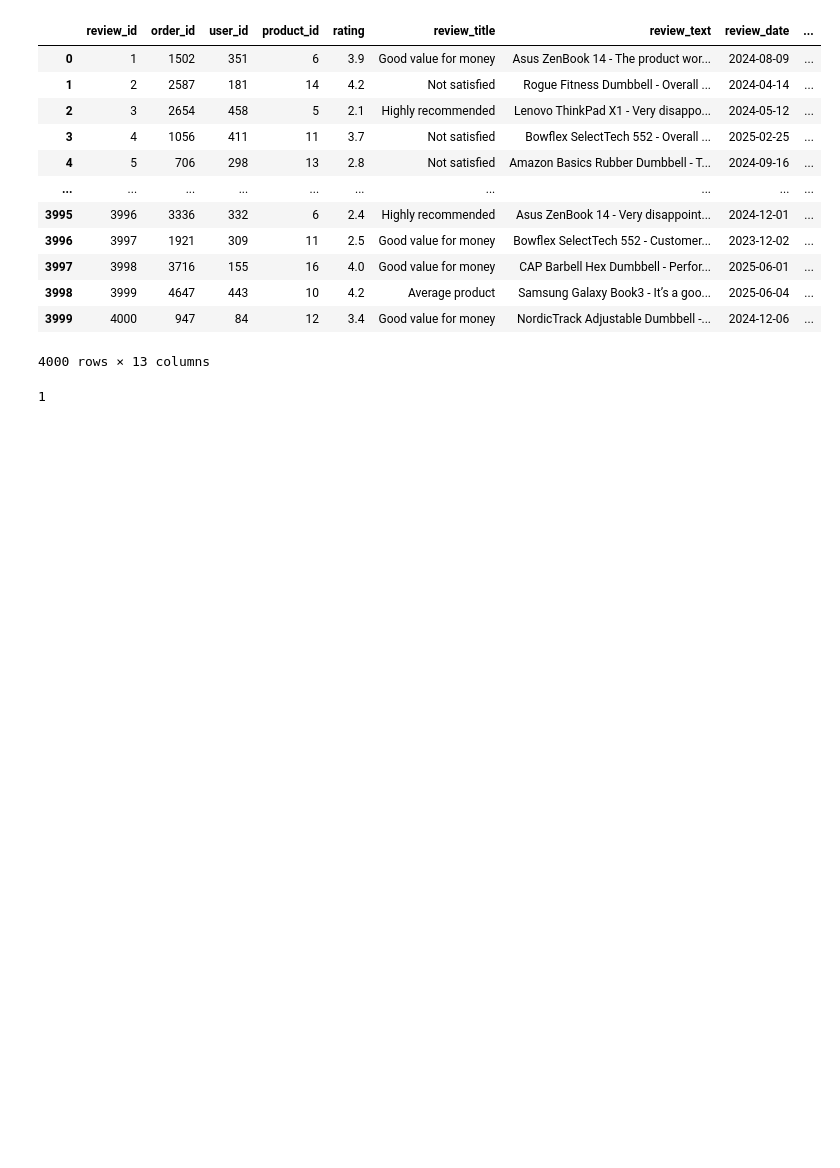
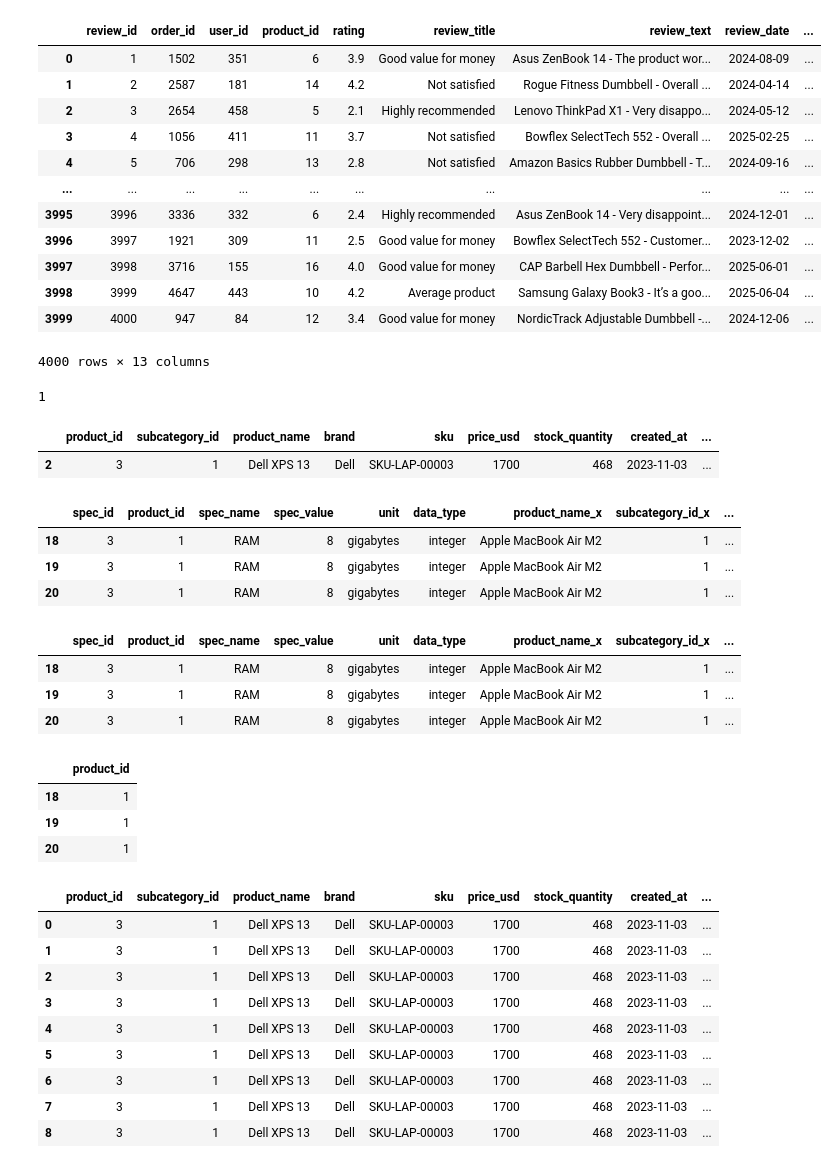
Before and after one commit to bhattacharjeeajay12/EAG_V1_CAPESTONE, a Jupyter notebook: dev_docs/data_quality_2.ipynb, the cells around one changed output. Saved outputs shown, nothing was run; the diff lists cells and outputs as text; code cells hidden in the pictures; blank space fills up the shorter version.

```diff
--- a/dev_docs/data_quality_2.ipynb
+++ b/dev_docs/data_quality_2.ipynb
@@ -396,0 +405,50 @@ review_df
+# %%
+df_filtered_products.head(3)
+# %% [output]
+|  | product_id | subcategory_id | product_name | brand | sku | price_usd | stock_quantity | created_at | ... |
+| 2 | 3 | 1 | Dell XPS 13 | Dell | SKU-LAP-00003 | 1700 | 468 | 2023-11-03 | ... |
+# %%
+df_ram_specs = df_specification[df_specification['spec_name'].str.lower() == 'ram'].copy()
+# %%
+df_ram_specs.head(3)
+# %% [output]
+|  | spec_id | product_id | spec_name | spec_value | unit | data_type | product_name_x | subcategory_id_x | ... |
+| 18 | 3 | 1 | RAM | 8 | gigabytes | integer | Apple MacBook Air M2 | 1 | ... |
+| 19 | 3 | 1 | RAM | 8 | gigabytes | integer | Apple MacBook Air M2 | 1 | ... |
+| 20 | 3 | 1 | RAM | 8 | gigabytes | integer | Apple MacBook Air M2 | 1 | ... |
+# %%
+# df_ram_specs['spec_value_numeric'] = pd.to_numeric(df_ram_specs['spec_value'].str.extract(r'(\\d+(?:\\.\\d+)?)')[0], errors='coerce')
+
+df_ram_specs['spec_value_numeric'] = pd.to_numeric(df_ram_specs['spec_value'].str.extract(r'(\d+(?:\.\d+)?)')[0],errors='coerce'
+)
+# %%
+df_ram_specs.head(3)
+# %% [output]
+|  | spec_id | product_id | spec_name | spec_value | unit | data_type | product_name_x | subcategory_id_x | ... |
+| 18 | 3 | 1 | RAM | 8 | gigabytes | integer | Apple MacBook Air M2 | 1 | ... |
+| 19 | 3 | 1 | RAM | 8 | gigabytes | integer | Apple MacBook Air M2 | 1 | ... |
+| 20 | 3 | 1 | RAM | 8 | gigabytes | integer | Apple MacBook Air M2 | 1 | ... |
+# %%
+df_ram_filtered = df_ram_specs[df_ram_specs['spec_value_numeric'] >= 2][['product_id']]
+# %%
+df_ram_filtered.head(3)
+# %% [output]
+|  | product_id |
+| 18 | 1 |
+| 19 | 1 |
+| 20 | 1 |
+# %%
+df_with_ram = df_filtered_products.merge(df_ram_filtered[['product_id']], on='product_id', how='inner')
+# %%
+df_with_ram
+# %% [output]
+|  | product_id | subcategory_id | product_name | brand | sku | price_usd | stock_quantity | created_at | ... |
+| 0 | 3 | 1 | Dell XPS 13 | Dell | SKU-LAP-00003 | 1700 | 468 | 2023-11-03 | ... |
+| 1 | 3 | 1 | Dell XPS 13 | Dell | SKU-LAP-00003 | 1700 | 468 | 2023-11-03 | ... |
+| 2 | 3 | 1 | Dell XPS 13 | Dell | SKU-LAP-00003 | 1700 | 468 | 2023-11-03 | ... |
+| 3 | 3 | 1 | Dell XPS 13 | Dell | SKU-LAP-00003 | 1700 | 468 | 2023-11-03 | ... |
+| 4 | 3 | 1 | Dell XPS 13 | Dell | SKU-LAP-00003 | 1700 | 468 | 2023-11-03 | ... |
+| 5 | 3 | 1 | Dell XPS 13 | Dell | SKU-LAP-00003 | 1700 | 468 | 2023-11-03 | ... |
+| 6 | 3 | 1 | Dell XPS 13 | Dell | SKU-LAP-00003 | 1700 | 468 | 2023-11-03 | ... |
+| 7 | 3 | 1 | Dell XPS 13 | Dell | SKU-LAP-00003 | 1700 | 468 | 2023-11-03 | ... |
+| 8 | 3 | 1 | Dell XPS 13 | Dell | SKU-LAP-00003 | 1700 | 468 | 2023-11-03 | ... |
```
Also changed, not shown: parts of 7 cells of this notebook, 1 other file.
